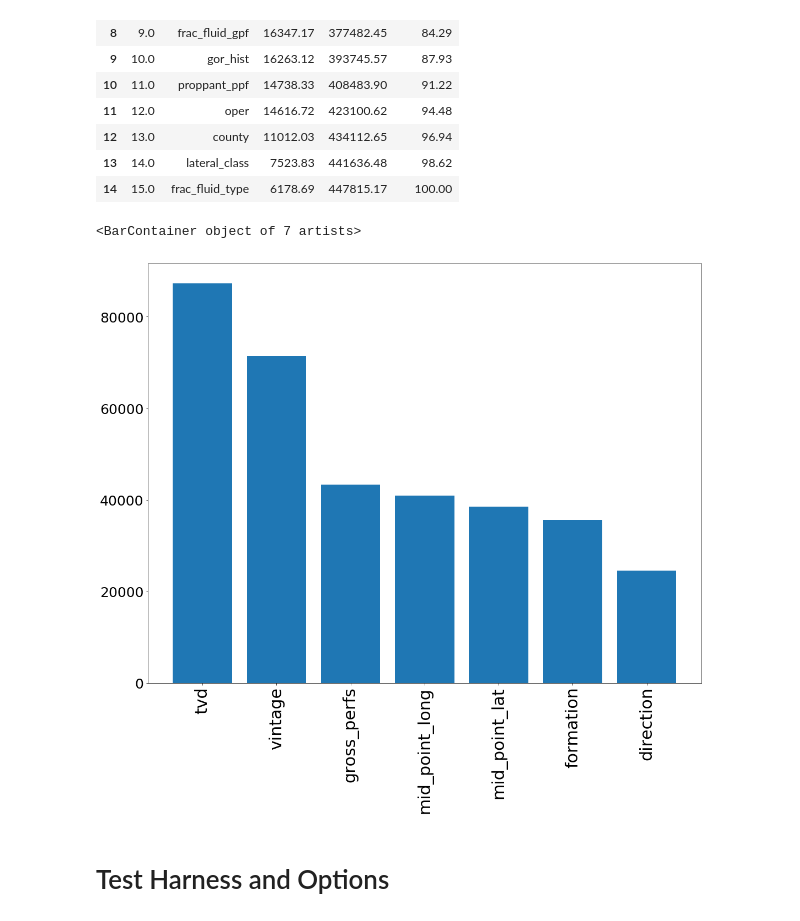
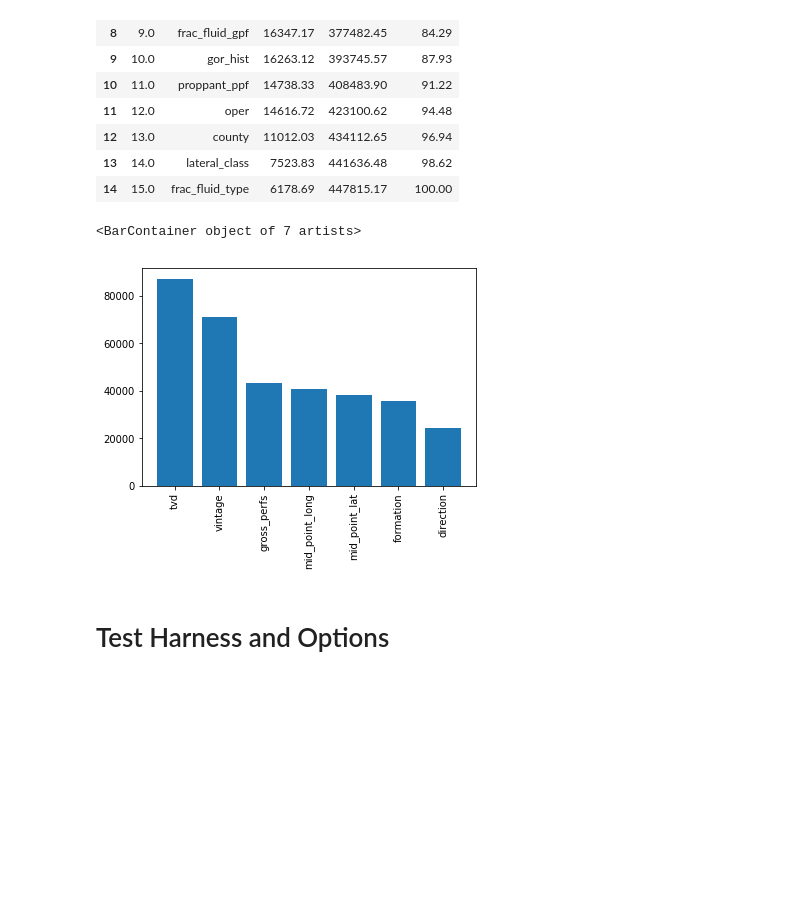
Before and after one commit to duc-analytica/DUC, a Jupyter notebook: model.ipynb, the cells around one changed output. Drawn from its saved outputs; the diff is of its cells as text; code cells hidden in the pictures; blank space fills up the shorter version.

```diff
--- a/model.ipynb
+++ b/model.ipynb
@@ -129,14 +129,11 @@ importance_df
 # %%
 sorted_list = ['tvd', 'vintage', 'gross_perfs', 'mid_point_lat', 'mid_point_long', 'formation', 'direction']
 # %%
-plt.figure(figsize = (18,14))
 plt.xticks(rotation=90)
-plt.rc('xtick',labelsize=30)
-plt.rc('ytick',labelsize=25)
 plt.bar(importance_df.feature[:7], importance_df.gain[:7])
 # %% [output]
 <BarContainer object of 7 artists>
-[figure, old version]
+[figure, new version]
 # %% [markdown]
 # Test Harness and Options
 # %% [markdown]
```
Also changed, not shown: parts of 14 cells of this notebook.
